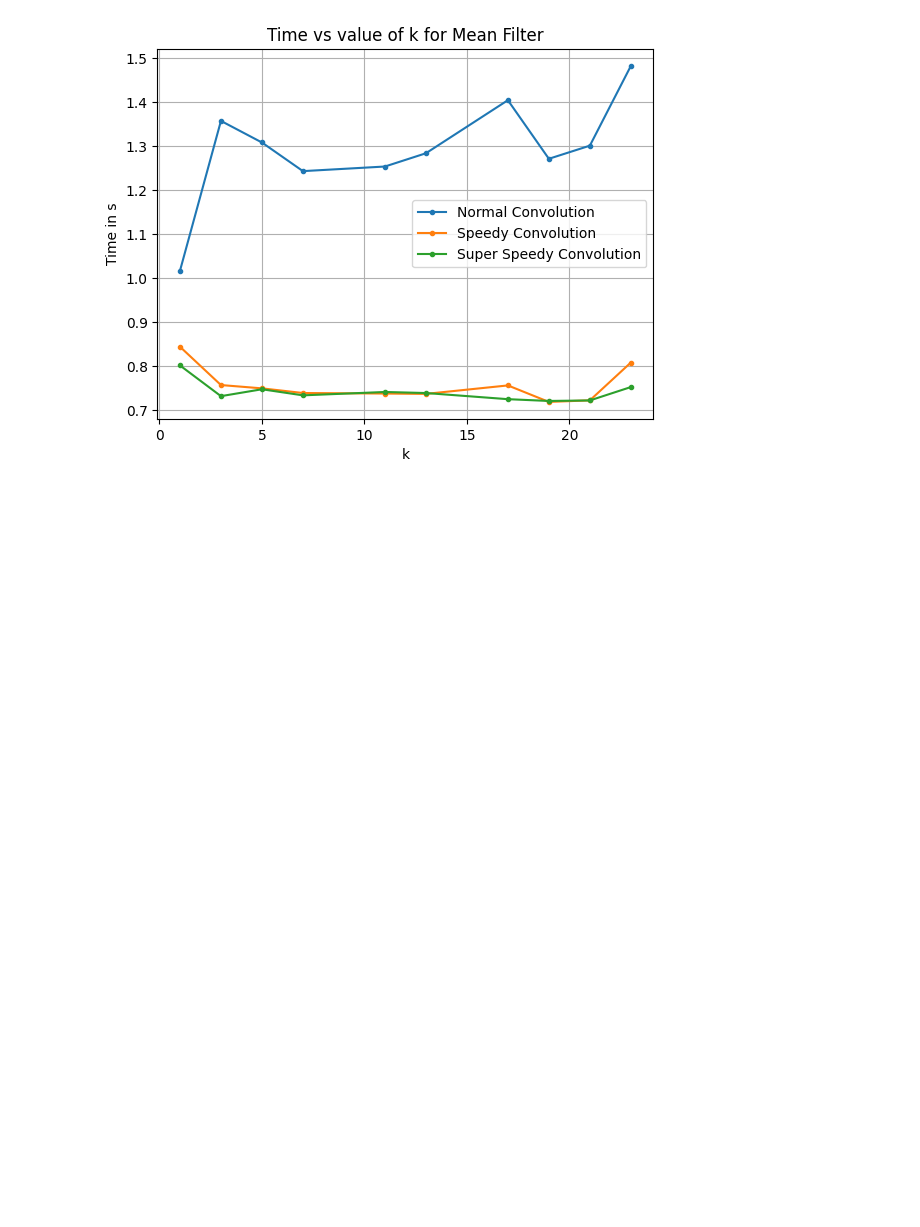
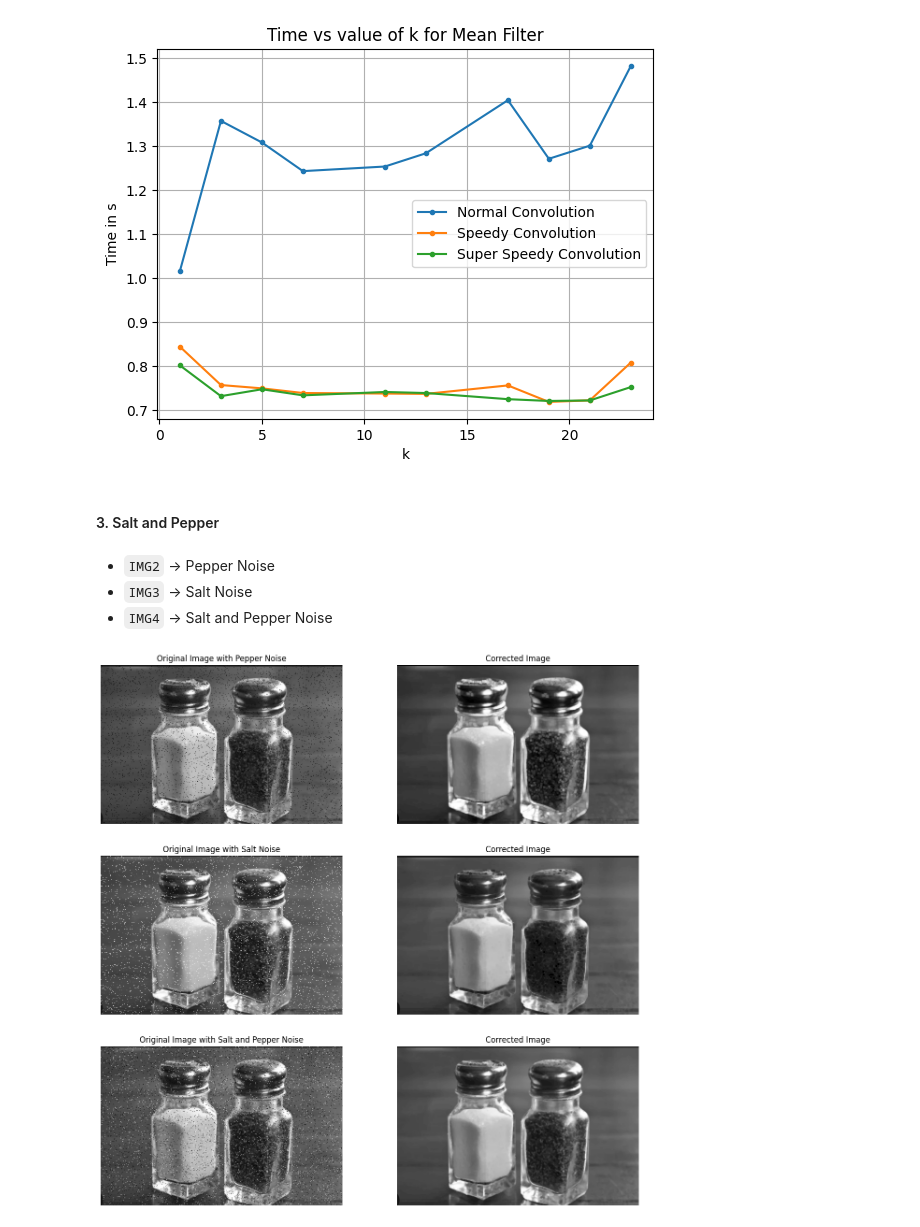
Before and after one commit to bhavberi/DIP-Assignments, a Jupyter notebook: Code.ipynb, the cells around one changed output. Drawn from its saved outputs; the diff is of its cells as text; code cells hidden in the pictures; blank space fills up the shorter version.

```diff
--- a/Code.ipynb
+++ b/Code.ipynb
@@ -312,3 +339,43 @@ plt.legend()
 plt.show()
 # %% [output]
 [figure]
+# %% [markdown]
+#### 3. Salt and Pepper
+# %% [markdown]
+- `IMG2` -> Pepper Noise
+- `IMG3` -> Salt Noise
+- `IMG4` -> Salt and Pepper Noise
+# %%
+img2 = read_image("salt_noise.png", cvtcolor="GRAY", cvtfloat=True)
+img3 = read_image("pepper_noise.png", cvtcolor="GRAY", cvtfloat=True)
+img4 = read_image("salt_and_pepper_noise.png", cvtcolor="GRAY", cvtfloat=True)
+# %%
+corrected_img_2 = noise_removal(img2, "pepper")
+corrected_img_3 = noise_removal(img3, "salt")
+corrected_img_4 = noise_removal(img4, "salt_and_pepper")
+# %%
+fig, axs = plt.subplots(3, 2, figsize=(15, 15))
+axs[0, 0].imshow(img2, cmap="gray")
+axs[0, 0].axis('off')
+axs[0, 0].set_title("Original Image with Pepper Noise")
+axs[0, 1].imshow(corrected_img_2, cmap="gray")
+axs[0, 1].axis('off')
+axs[0, 1].set_title("Corrected Image")
+
+axs[1, 0].imshow(img3, cmap="gray")
+axs[1, 0].axis('off')
+axs[1, 0].set_title("Original Image with Salt Noise")
+axs[1, 1].imshow(corrected_img_3, cmap="gray")
+axs[1, 1].axis('off')
+axs[1, 1].set_title("Corrected Image")
+
+axs[2, 0].imshow(img4, cmap="gray")
+axs[2, 0].axis('off')
+axs[2, 0].set_title("Original Image with Salt and Pepper Noise")
+axs[2, 1].imshow(corrected_img_4, cmap="gray")
+axs[2, 1].axis('off')
+axs[2, 1].set_title("Corrected Image")
+
+plt.show()
+# %% [output]
+[figure, added]
```
Also changed, not shown: parts of 1 cell of this notebook.
